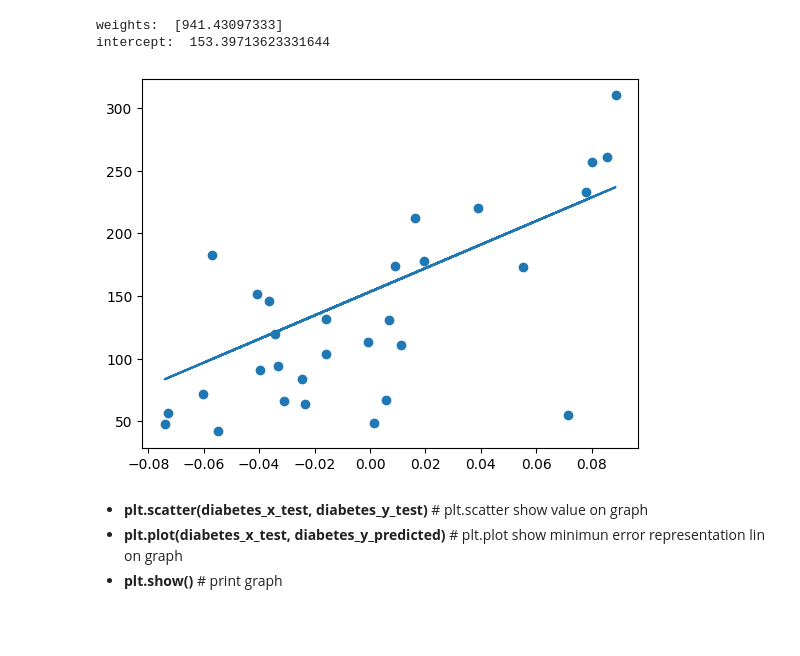
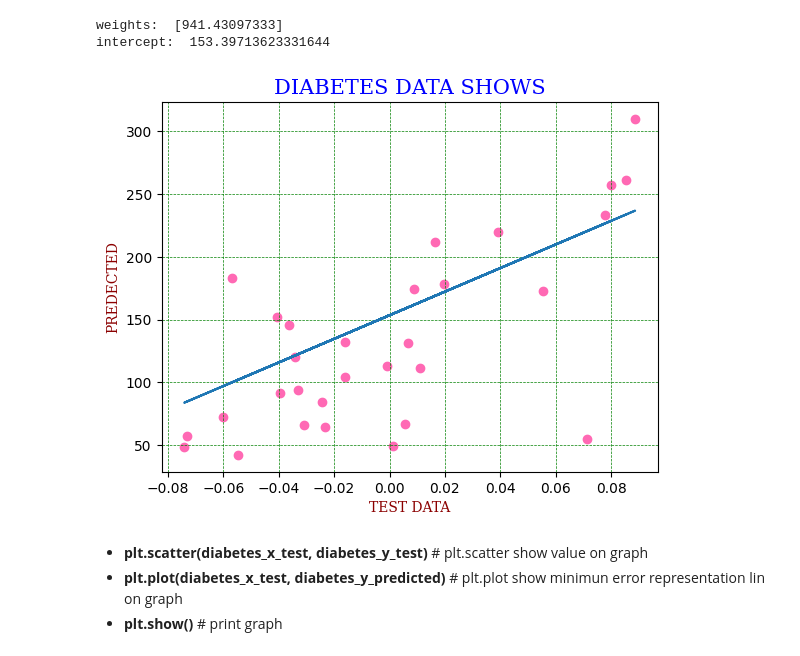
Before and after one commit to vinayprabhakarx/Machine-Learning, a Jupyter notebook: ml2.ipynb, the cells around one changed output. Cells and saved outputs as stored; diff of their text form; code cells hidden in the pictures; blank space fills up the shorter version.

```diff
--- a/ml2.ipynb
+++ b/ml2.ipynb
@@ -66,11 +56,18 @@ print("intercept: ", model.intercept_)
 weights:  [941.43097333]
 intercept:  153.39713623331644
 # %%
-plt.scatter(diabetes_x_test, diabetes_y_test)
+plt.scatter(diabetes_x_test, diabetes_y_test, color = 'hotpink') # here color set of marker
 plt.plot(diabetes_x_test, diabetes_y_predicted)
+font1 = {'family':'serif','color':'blue','size':15} #font specifier
+font2 = {'family':'serif','color':'darkred','size':10}
+plt.title("DIABETES DATA SHOWS", fontdict = font1)
+plt.xlabel("TEST DATA", fontdict = font2)
+plt.ylabel("PREDECTED", fontdict = font2) #set the line properties of the grid, like this: grid(color = 'color', linestyle = 'linestyle', linewidth = number)
+plt.grid(color = 'green', linestyle = '--', linewidth = 0.5) #grid lines to the plot
+#plt.grid(axis = 'x') Display only grid lines for the x-axis
 plt.show()
 # %% [output]
-[figure, old version]
+[figure, new version]
 # %% [markdown]
 - **plt.scatter(diabetes_x_test, diabetes_y_test)** # plt.scatter show value on graph
 - **plt.plot(diabetes_x_test, diabetes_y_predicted)** # plt.plot show minimun error representation lin on graph
```
Also changed, not shown: parts of 1 cell of this notebook, 1 other file.
